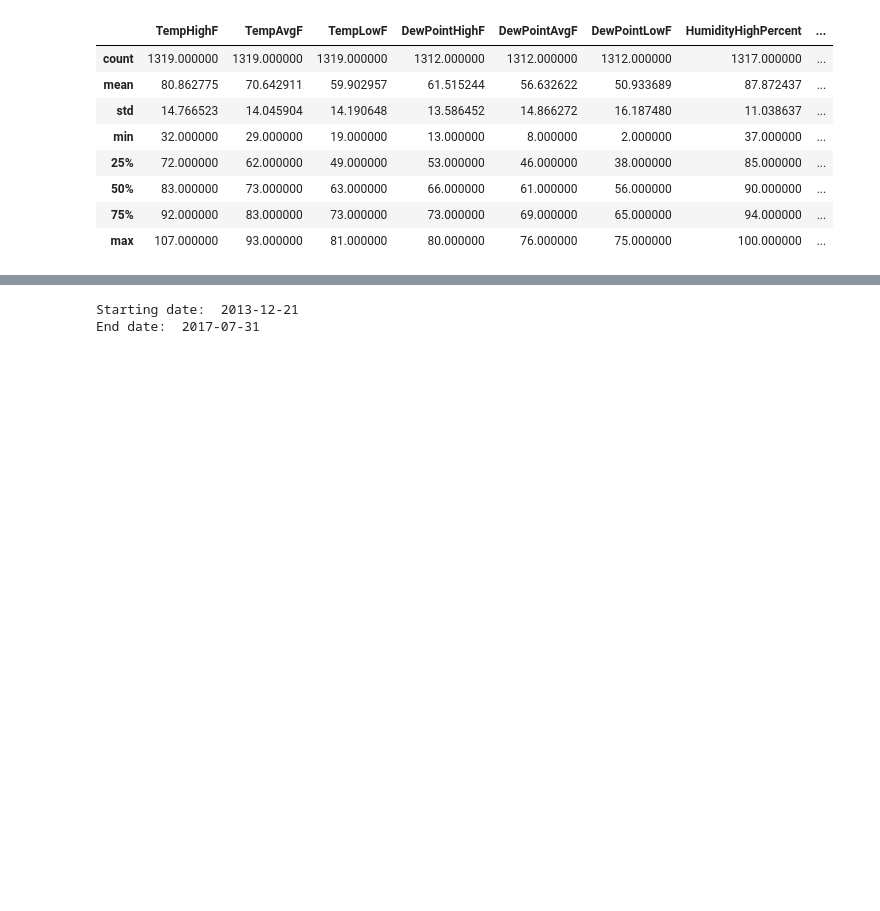
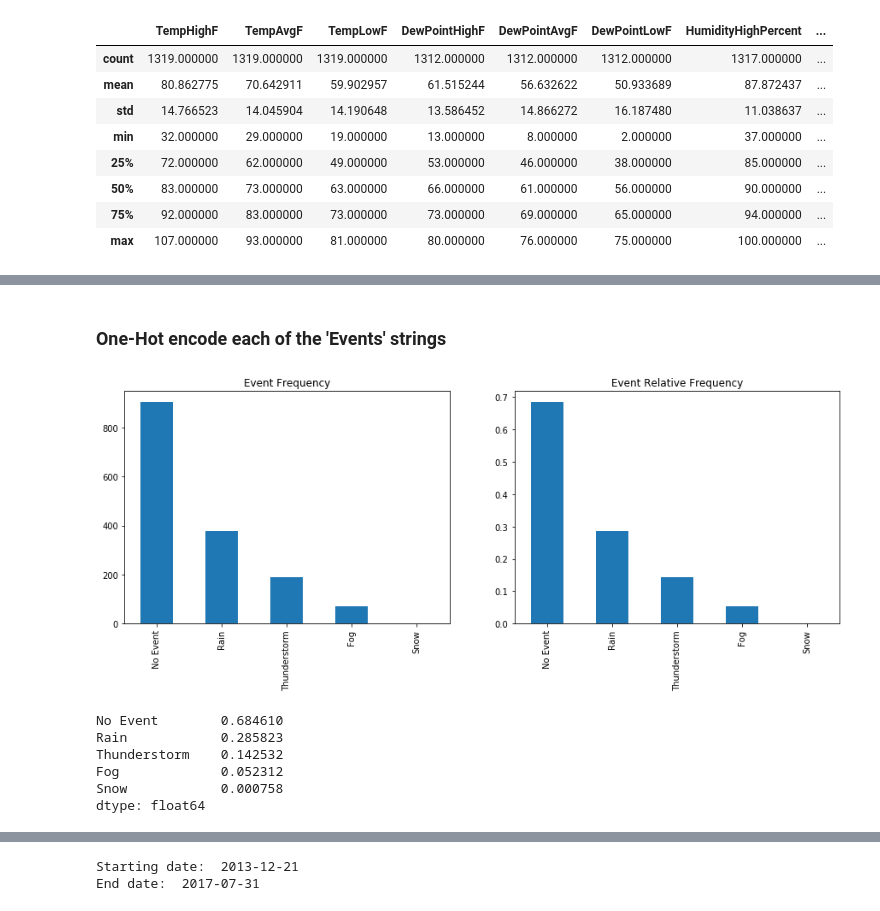
Before and after one commit to lpatruno/AustinData, a Jupyter notebook: austin_weather_analysis.ipynb, the cells around one changed output, grey strips where cells are left out. Cells and saved outputs as stored; diff of their text form; code cells hidden in the pictures; blank space fills up the shorter version.

```diff
--- a/austin_weather_analysis.ipynb
+++ b/austin_weather_analysis.ipynb
@@ -38,0 +62,37 @@ df.describe()
+# %% [markdown]
+### One-Hot encode each of the 'Events' strings
+# %%
+events = ['Rain', 'Thunderstorm', 'Fog', 'Snow']
+
+for event in events:
+    df[event] = False
+
+for event in events:
+    mask = df['Events'].apply(lambda row: event in row)
+    df.loc[mask, event] = True
+
+df['No Event'] = False
+df.loc[~df[events].any(axis=1), 'No Event'] = True
+
+events.append('No Event')
+# %%
+event_freq = df[events].sum()
+event_freq.sort_values(ascending=False, inplace=True)
+
+event_freq_rel = event_freq / df.shape[0]
+# %%
+fig, axes = plt.subplots(nrows=1, ncols=2, figsize=(15, 5))
+
+event_freq.plot.bar(ax=axes[0]); axes[0].set_title('Event Frequency');
+event_freq_rel.plot.bar(ax=axes[1]); axes[1].set_title('Event Relative Frequency');
+# %% [output]
+[figure, added]
+# %%
+event_freq_rel
+# %% [output]
+No Event        0.684610
+Rain            0.285823
+Thunderstorm    0.142532
+Fog             0.052312
+Snow            0.000758
+dtype: float64
```
Also changed, not shown: parts of 8 cells of this notebook.
